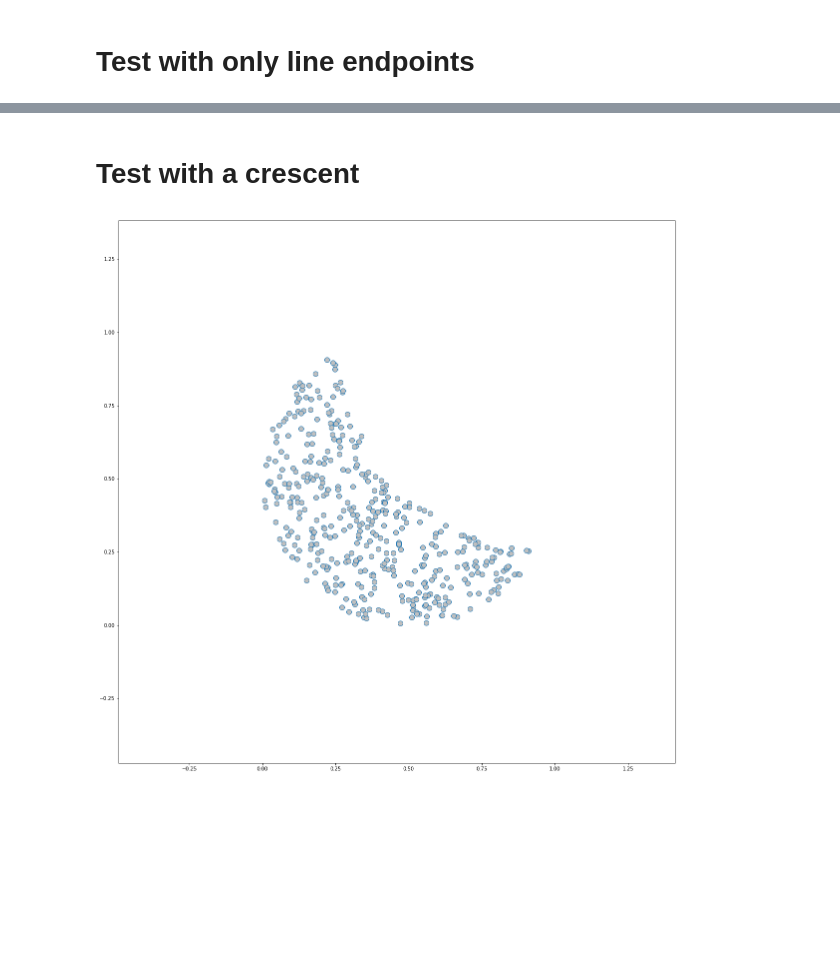
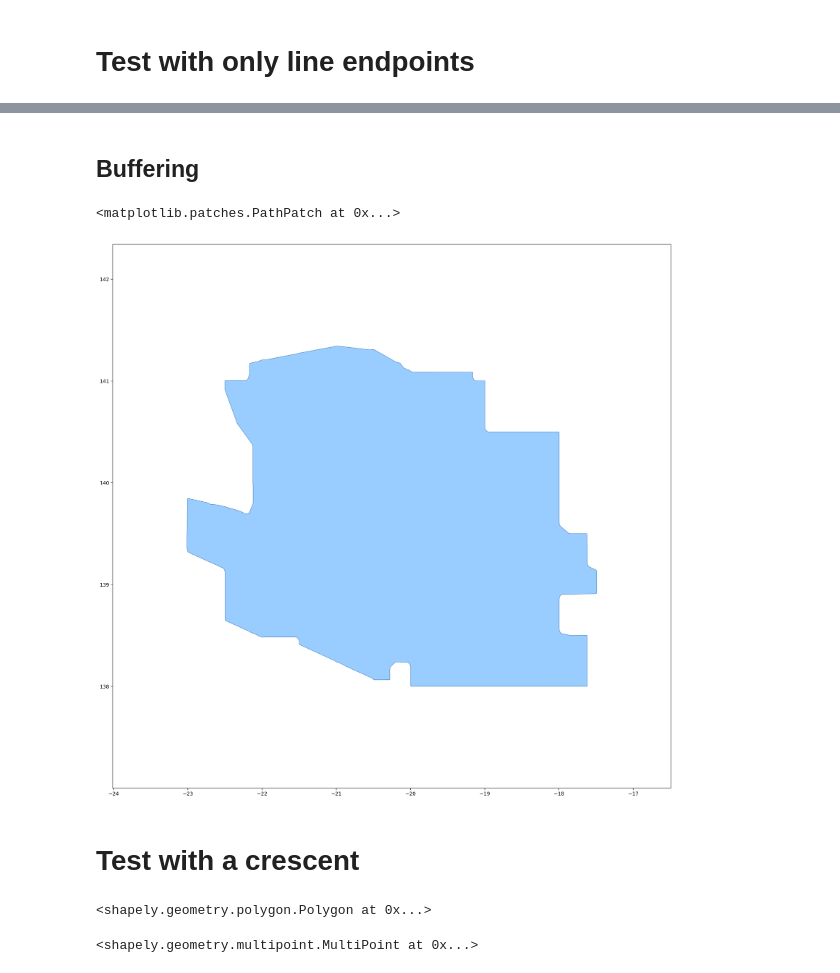
Before and after one commit to umma-zannat/GA-work, a Jupyter notebook: notebooks/boundary.ipynb, the cells around one changed output, grey strips where cells are left out. Drawn from its saved outputs; the diff is of its cells as text; code cells hidden in the pictures; blank space fills up the shorter version.

Commit message:
buffer added

```diff
--- a/notebooks/boundary.ipynb
+++ b/notebooks/boundary.ipynb
@@ -41,12 +104,40 @@ plotPath(points, hull_k3)
+# %% [markdown]
+## Buffering
+# %%
+hull_arr = np.array(hull)
+
+fig = pyplot.figure(figsize=(20, 20), dpi=180)
+ax = fig.add_subplot(111)
+# Plot 1: dilating a line
+poly = geometry.Polygon(hull)
+patch = PolygonPatch(poly, facecolor='#99ccff', edgecolor='#6699cc')
+ax.set_xlim(np.min(hull_arr[:, 0]) - 1, np.max(hull_arr[:, 0]) + 1)
+ax.set_ylim(np.min(hull_arr[:, 1]) - 1, np.max(hull_arr[:, 1]) + 1)
+#ax.add_patch(patch)
+
+dilated = geometry.Polygon(poly.buffer(0.05).exterior)
+reduced = dilated.buffer(-0.05)
+patch1 = PolygonPatch(reduced, facecolor='#99ccff', edgecolor='#6699cc')
+ax.add_patch(patch1)
+#x, y = poly.xy
+#ax.plot(x, y, color='#999999')
+#ax.set_xlim(-1, 4)
+#ax.set_ylim(-1, 3)
+# %% [output]
+<matplotlib.patches.PathPatch at 0x...>
+[figure, added]
 # %% [markdown]
 # Test with a crescent
 # %%
 points = np.array([x for x in [np.random.rand(2) for i in range(1000)]
                    if norm(x - np.array([0.5, 0.5])) < 0.5 and norm(x - np.array([1.0, 1.0])) > 0.75])
+# %%
+geometry.Polygon(points)
+# %% [output]
+<shapely.geometry.polygon.Polygon at 0x...>
+# %%
+geometry.MultiPoint(points)
+# %% [output]
+<shapely.geometry.multipoint.MultiPoint at 0x...>
 # %%
 hull_k3 = concaveHull(points, 3)
-# %%
-plt.figure(figsize=(20, 20))
-plotPoints(points)
-# %% [output]
-[figure, removed]
```
Also changed, not shown: parts of 19 cells of this notebook.
